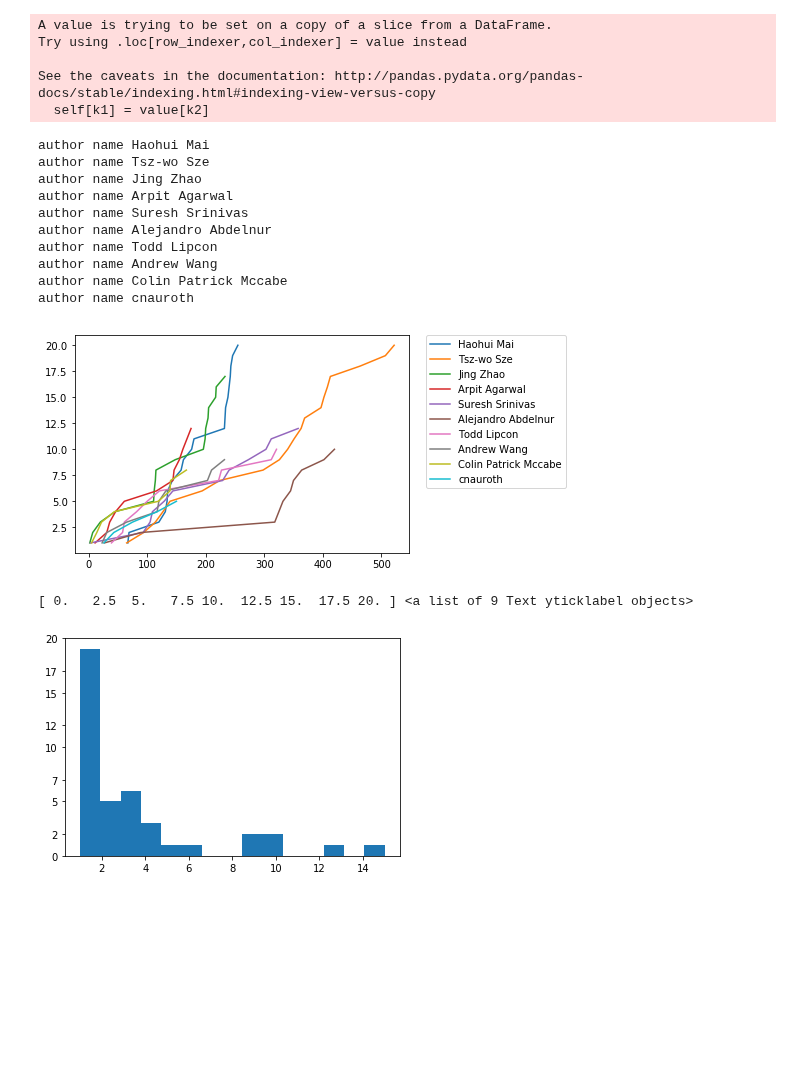
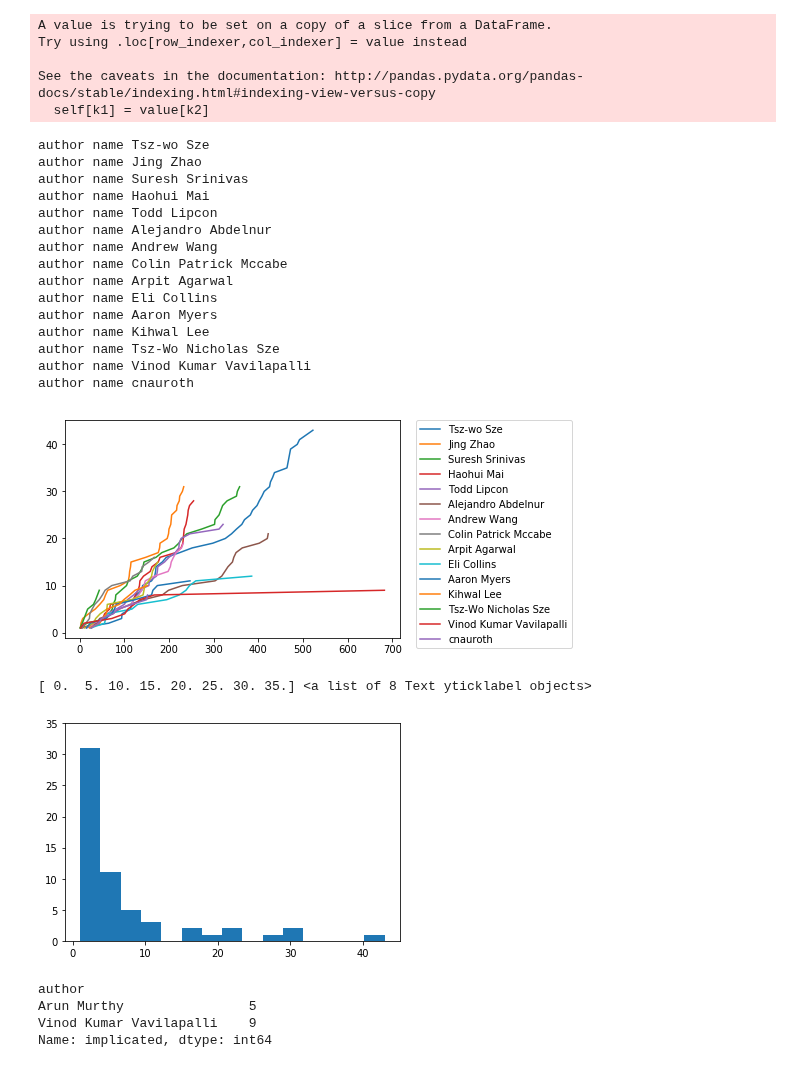
Before and after one commit to eff-kay/expertise_analysis, a Jupyter notebook: expertise-explorer.ipynb, the cells around one changed output. Cells and saved outputs as stored; diff of their text form; code cells hidden in the pictures; blank space fills up the shorter version.

Commit message:
Finalied the buggy contributor data

```diff
--- a/expertise-explorer.ipynb
+++ b/expertise-explorer.ipynb
@@ -16,3 +16,6 @@ experienceCommits = dF
 # %%
 df = pd.read_pickle("projectData/defectAuthorMatrix.p")
 dF = pd.DataFrame(df, columns= ["parentCommit", "file", "lineNumber", "author", "implicated"])
+# %%
+hadoop1000Matrix = pd.read_pickle("projectData/defectAuthorMatrixForHADOOP1000.p")
+hadoop1000 = pd.DataFrame(hadoop1000Matrix, columns= ["parentCommit", "file", "lineNumber", "author", "implicated"])
@@ -22,8 +28,11 @@ hdfs = pd.DataFrame(hdfsMatrix, columns= ["parentCommit", "file", "lineNumber",
 # %%
 hdfs2000Matrix = pd.read_pickle("projectData/defectAuthorMatrixForHDFS2000.p")
 hdfs2000 = pd.DataFrame(hdfs2000Matrix, columns= ["parentCommit", "file", "lineNumber", "author", "implicated"])
+# %%
+hdfs1000Matrix = pd.read_pickle("projectData/defectAuthorMatrixForHDFS1000.p")
+hdfs1000 = pd.DataFrame(hdfs1000Matrix, columns= ["parentCommit", "file", "lineNumber", "author", "implicated"])
 # %%
-dF=pd.concat([dF, hdfs, hdfs2000])
+dF=pd.concat([dF, hadoop1000, hdfs, hdfs2000, hdfs1000])
 # %%
 implicatedList = dF['implicated'].tolist()
 # # dF[['name','commits']]= pd.DataFrame(dF.name.tolist(), index=dF.index)
@@ -43,34 +52,38 @@ experienceCommits['buggy'] = experienceCommits.buggy.astype(int)
 # %%
 data= dF.groupby('author')['implicated'].nunique()
 authorDf = pd.DataFrame(data)
-topBugyContributers= authorDf.implicated.nlargest(10)
-topBugyContributers
+topBugyContributers= authorDf.implicated.nlargest(15)
 tempBuggy=[]
 for author in topBugyContributers.index:
     tempBuggy= experienceCommits.loc[(experienceCommits['name']==author) & (experienceCommits["buggy"]==1)]
     tempDf = pd.DataFrame(tempBuggy['buggy'].cumsum())
 #     tempBuggy[['cumBuggy']]=0
     tempBuggy[['cumBuggy']]= tempDf
     print("author name", author)
     pt.plot(tempBuggy['experience'], tempBuggy['cumBuggy'], label= str(author))
     pt.legend(bbox_to_anchor=(1.05, 1), loc=2, borderaxespad=0.)
 # %% [output]
 A value is trying to be set on a copy of a slice from a DataFrame.
 Try using .loc[row_indexer,col_indexer] = value instead
 
 See the caveats in the documentation: http://pandas.pydata.org/pandas-docs/stable/indexing.html#indexing-view-versus-copy
   self[k1] = value[k2]
-author name Haohui Mai
 author name Tsz-wo Sze
 author name Jing Zhao
-author name Arpit Agarwal
 author name Suresh Srinivas
+author name Haohui Mai
+author name Todd Lipcon
 author name Alejandro Abdelnur
-author name Todd Lipcon
 author name Andrew Wang
 author name Colin Patrick Mccabe
+author name Arpit Agarwal
+author name Eli Collins
+author name Aaron Myers
+author name Kihwal Lee
+author name Tsz-Wo Nicholas Sze
+author name Vinod Kumar Vavilapalli
 author name cnauroth
-[figure, old version]
+[figure, new version]
 # %%
 import math
 authorDf.implicated.hist(bins=15, grid=False)
@@ -84,5 +97,17 @@ pt.yticks(yint)
 
 pt.savefig('histDefects.pdf', bbox_inches="tight")
 # %% [output]
-[ 0.   2.5  5.   7.5 10.  12.5 15.  17.5 20. ] <a list of 9 Text yticklabel objects>
+[ 0.  5. 10. 15. 20. 25. 30. 35.] <a list of 8 Text yticklabel objects>
-[figure, old version]
+[figure, new version]
+# %%
+topContributors= experienceCommits.groupby('name')['commits']
+topContributors=topContributors.nunique().nlargest(5)
+# topContributors.columns=['somethingelse']
+# topContributors
+# tempBuggy= dF.loc[dF['author'].isin(topContributors.index)]
+# tempBuggy.groupby('author')['implicated'].nunique().nsmallest(2)
+# %% [output]
+author
+Arun Murthy                5
+Vinod Kumar Vavilapalli    9
+Name: implicated, dtype: int64
```
Also changed, not shown: parts of 5 cells of this notebook, 3 other files.
